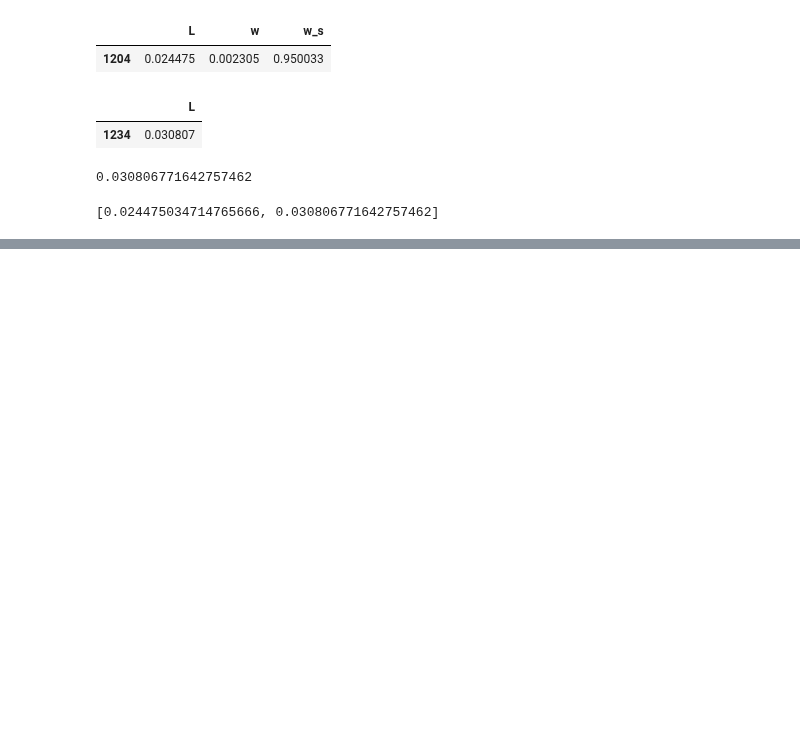
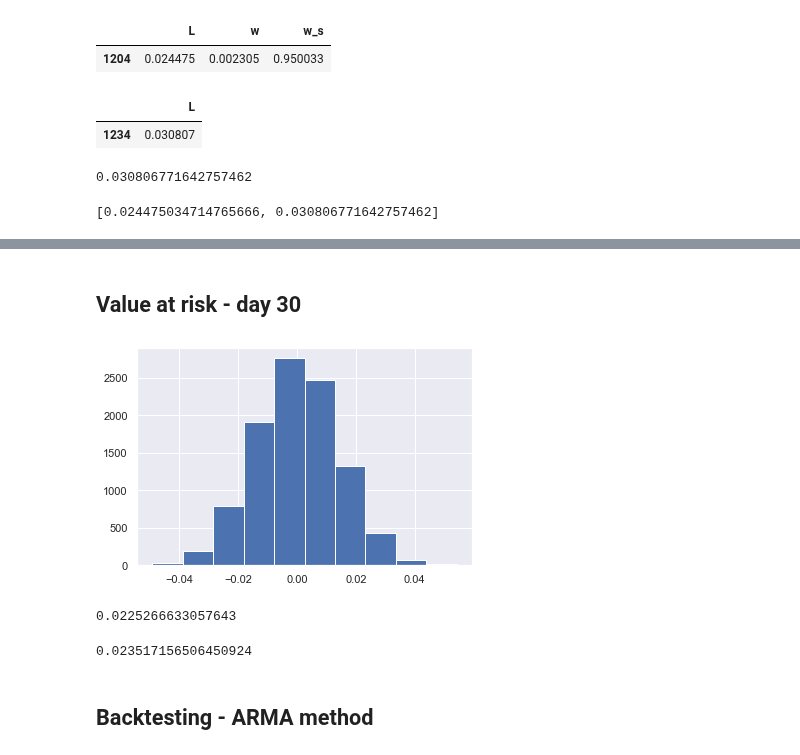
Before and after one commit to Szymex49/NVIDIA_risk_management, a Jupyter notebook: Raport_4/Wiktorowski.ipynb, the cells around one changed output, grey strips where cells are left out. Cells and saved outputs as stored; diff of their text form; code cells hidden in the pictures; blank space fills up the shorter version.

```diff
--- a/Raport_4/Wiktorowski.ipynb
+++ b/Raport_4/Wiktorowski.ipynb
@@ -317,0 +379,19 @@ to globally set reindex to True and silence this warning.
+# %% [markdown]
+## Value at risk - day 30
+# %%
+plt.hist(preds_day30)
+plt.show()
+# %% [output]
+[figure, added]
+# %%
+var95_day1 = np.quantile(preds_day1, .95)
+var95_day1
+# %% [output]
+0.0225266633057643
+# %%
+var99_day30 = np.quantile(preds_day30, .95)
+var99_day30
+# %% [output]
+0.023517156506450924
+# %% [markdown]
+## Backtesting - ARMA method
```
Also changed, not shown: parts of 24 cells of this notebook, 1 other file.
